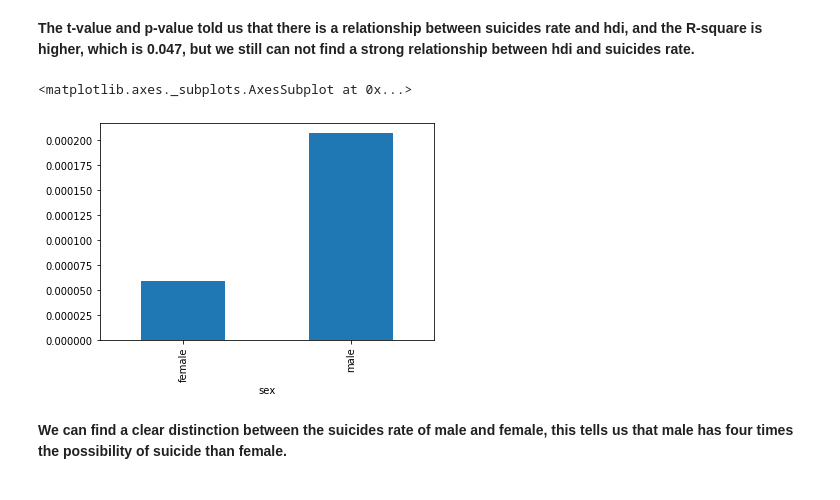
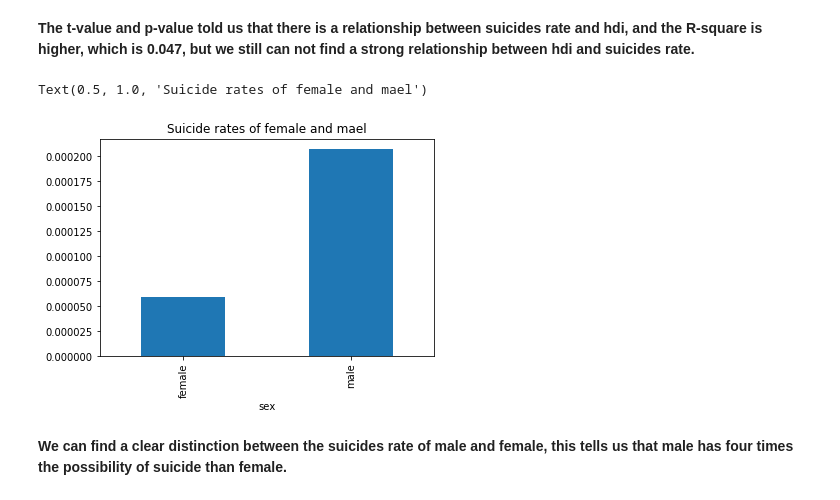
Before and after one commit to collinzrj/data_bootcamp_final_project, a Jupyter notebook: final_project.ipynb, the cells around one changed output. Cells and saved outputs as stored; diff of their text form; code cells hidden in the pictures.

```diff
--- a/final_project.ipynb
+++ b/final_project.ipynb
@@ -187,11 +189,13 @@ Warnings:
 # %%
 # explore the relationship between hdi and sex
 male_female = df.groupby('sex')['suicides_no'].sum() / df.groupby('sex')['population'].sum()
-# %%
-male_female.plot.bar()
-# %% [output]
-<matplotlib.axes._subplots.AxesSubplot at 0x...>
-[figure, removed]
+# %%
+fig, ax = plt.subplots()
+male_female.plot.bar(ax = ax)
+ax.set_title('Suicide rates of female and mael')
+# %% [output]
+Text(0.5, 1.0, 'Suicide rates of female and mael')
+[figure, added]
 # %% [markdown]
 <b>We can find a clear distinction between the suicides rate of male and female, this tells us that male has four times the possibility of suicide than female.</b>
 # %%
```
Also changed, not shown: parts of 8 cells of this notebook.
